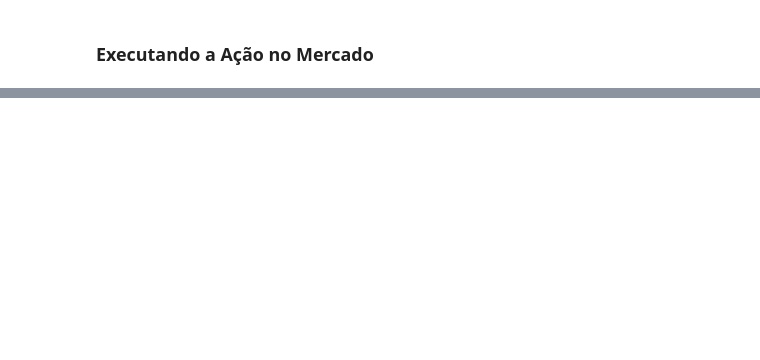
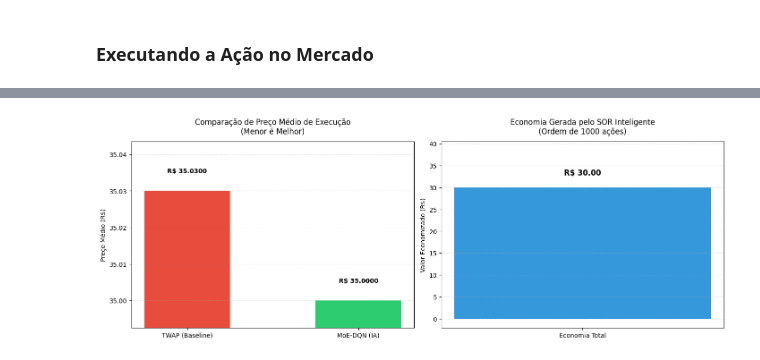
Before and after one commit to tuerepinto/tcc-sor-dql-moe, a Jupyter notebook: notebooks/01_exploracao_lob.ipynb, the cells around one changed output, grey strips where cells are left out. Drawn from its saved outputs; the diff is of its cells as text; code cells hidden in the pictures; blank space fills up the shorter version.

```diff
--- a/notebooks/01_exploracao_lob.ipynb
+++ b/notebooks/01_exploracao_lob.ipynb
@@ -68,8 +135,10 @@ Preço de Chegada (Benchmark): R$ 35.01
 ### Instanciando a Inteligência Artificial (MoE)
 # %%
 # Inicializa a rede neural Mixture of Experts
-# 5 entradas (tamanho do estado), 3 saídas (ações possíveis), 3 especialistas
-agente_moe = MoENetwork(input_dim=5, output_dim=3, num_experts=3)
+# 5 entradas (tamanho do estado: Ask_B3, Vol_B3, Ask_Base, Vol_Base, Inventário)
+# 4 saídas (ações possíveis: Aguardar, Comprar B3, Comprar Base, Slicing)
+# 3 especialistas
+agente_moe = MoENetwork(input_dim=5, output_dim=4, num_experts=3)
 
 print("--- ARQUITETURA DA REDE MoE ---")
 print(agente_moe)
@@ -142,0 +299,8 @@ Novo Estado do Mercado: [  35.01   35.03 2000.   2000.   4500.  ]
+# %%
+# 2) Executando as simulacoes (ordem de 1000 acoes para os 10 steps do mock)
+TOTAL_ORDER = 1000
+preco_twap, vol_twap = run_twap_baseline(env, TOTAL_ORDER)
+preco_ia, vol_ia, historico_acoes, historico_pesos = run_ia_agent(env, agente_moe, TOTAL_ORDER)
+
+print(f"TWAP -> Preco Medio: R$ {preco_twap:.4f} | Volume Executado: {vol_twap}")
+print(f"IA   -> Preco Medio: R$ {preco_ia:.4f} | Volume Executado: {vol_ia}")
@@ -142,0 +312,66 @@ Novo Estado do Mercado: [  35.01   35.03 2000.   2000.   4500.  ]
+# %%
+# Gráficos de Comparação Financeira (Slippage)
+# Merge: estilo original + ajustes de layout para evitar sobreposição
+fig, (ax1, ax2) = plt.subplots(1, 2, figsize=(14, 5), constrained_layout=True)
+
+# Gráfico 1: Preço Médio
+labels = ['TWAP (Baseline)', 'MoE-DQN (IA)']
+precos = [preco_twap, preco_ia]
+cores = ['#e74c3c', '#2ecc71']
+
+bars = ax1.bar(labels, precos, color=cores, width=0.5)
+ax1.set_title('Comparação de Preço Médio de Execução\n(Menor é Melhor)', fontsize=12, pad=12)
+ax1.set_ylabel('Preço Médio (R$)')
+
+# Faixa com margem dinâmica (evita texto cortado quando os valores ficam próximos)
+min_preco = min(precos)
+max_preco = max(precos)
+faixa_preco = max(max_preco - min_preco, 1e-6)
+ax1.set_ylim(min_preco - 0.25 * faixa_preco, max_preco + 0.45 * faixa_preco)
+
+for bar in bars:
+    yval = bar.get_height()
+    ax1.text(
+        bar.get_x() + bar.get_width() / 2,
+        yval + 0.15 * faixa_preco,
+        f'R$ {yval:.4f}',
+        ha='center',
+        va='bottom',
+        fontweight='bold'
+    )
+
+# Gráfico 2: Economia Total
+economia_por_acao = preco_twap - preco_ia
+economia_total = economia_por_acao * TOTAL_ORDER
+
+bars2 = ax2.bar(['Economia Total'], [economia_total], color='#3498db', width=0.3)
+ax2.set_title(f'Economia Gerada pelo SOR Inteligente\n(Ordem de {TOTAL_ORDER} ações)', fontsize=12, pad=12)
+ax2.set_ylabel('Valor Economizado (R$)')
+
+# Ajuste para positivo/negativo sem sobreposição do label
+margem = max(abs(economia_total) * 0.35, 0.5)
+if economia_total >= 0:
+    ax2.set_ylim(-margem * 0.2, economia_total + margem)
+    y_text = economia_total + max(abs(economia_total) * 0.08, 0.15)
+    va_text = 'bottom'
+else:
+    ax2.set_ylim(economia_total - margem, margem * 0.2)
+    y_text = economia_total - max(abs(economia_total) * 0.08, 0.15)
+    va_text = 'top'
+
+ax2.text(
+    bars2[0].get_x() + bars2[0].get_width() / 2,
+    y_text,
+    f'R$ {economia_total:.2f}',
+    ha='center',
+    va=va_text,
+    fontsize=12,
+    fontweight='bold'
+)
+
+ax1.grid(axis='y', linestyle='--', alpha=0.35)
+ax2.grid(axis='y', linestyle='--', alpha=0.35)
+
+plt.show()
+# %% [output]
+[figure, added]
```
Also changed, not shown: parts of 13 cells of this notebook, 4 other files.
